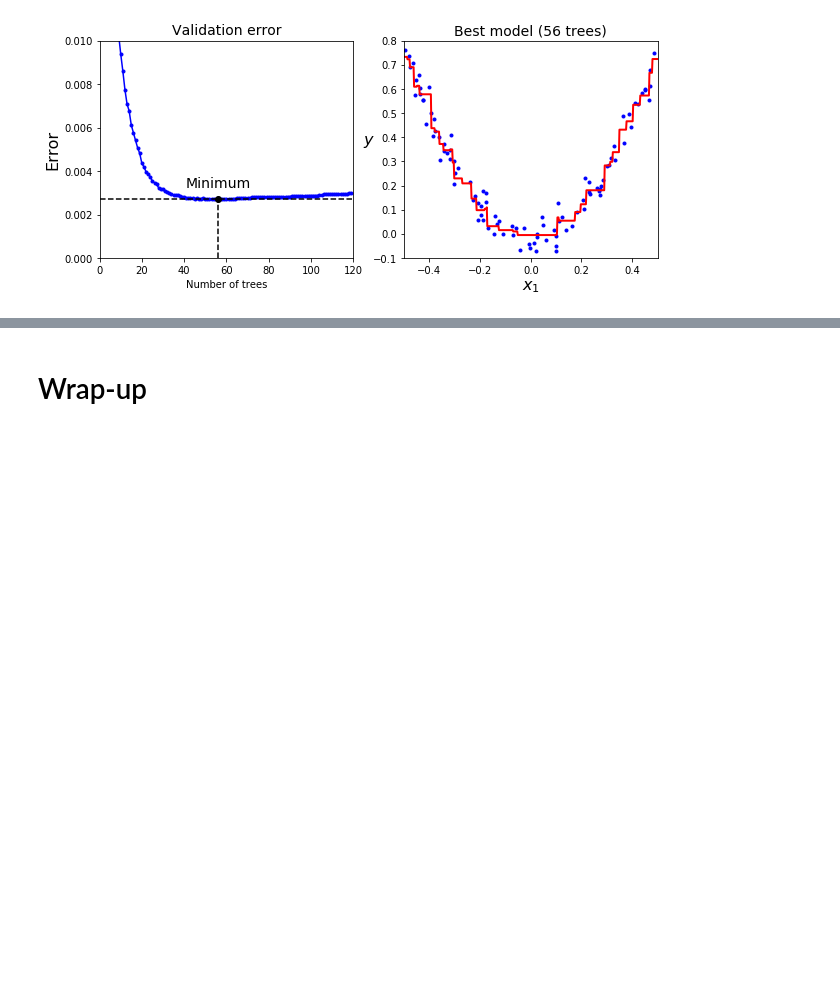
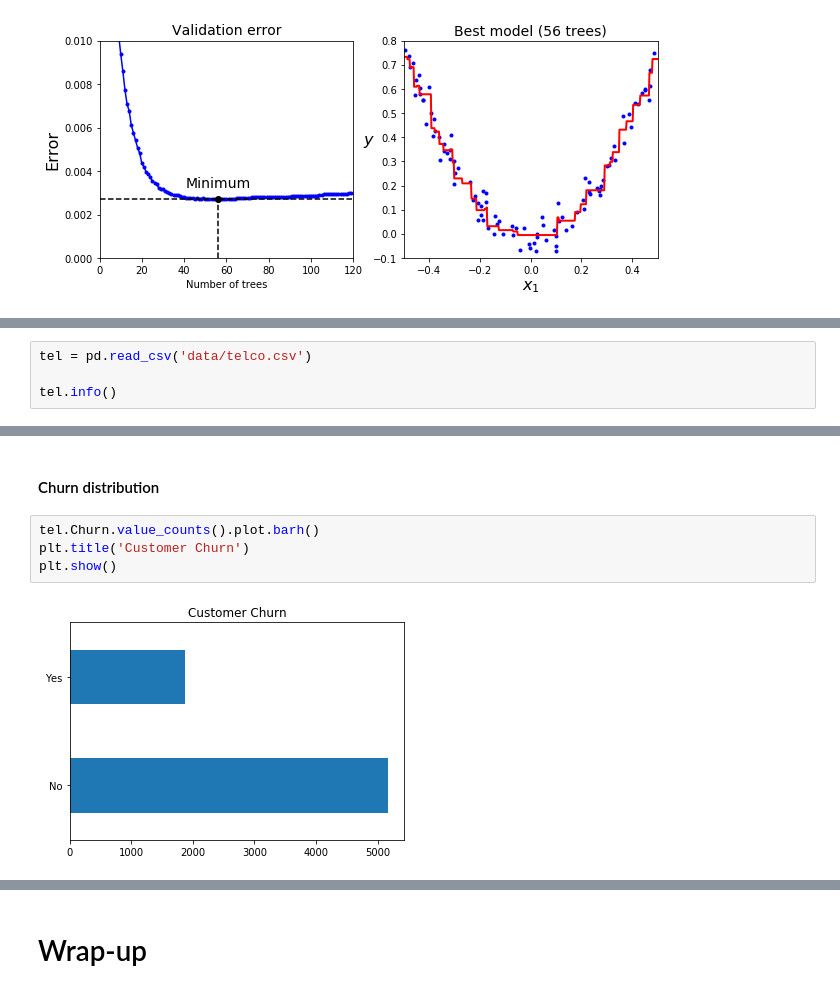
Before and after one commit to appliedecon/data602-lectures, a Jupyter notebook: week10/ensembles.ipynb, the cells around one changed output, grey strips where cells are left out. Saved outputs shown, nothing was run; the diff lists cells and outputs as text; blank space fills up the shorter version.

```diff
--- a/week10/ensembles.ipynb
+++ b/week10/ensembles.ipynb
@@ -627,0 +651,4 @@ plt.show()
+# %%
+tel = pd.read_csv('data/telco.csv')
+
+tel.info()
@@ -627,0 +673,8 @@ plt.show()
+# %% [markdown]
+#### Churn distribution
+# %%
+tel.Churn.value_counts().plot.barh()
+plt.title('Customer Churn')
+plt.show()
+# %% [output]
+[figure, added]
```
Also changed, not shown: parts of 34 cells of this notebook.
